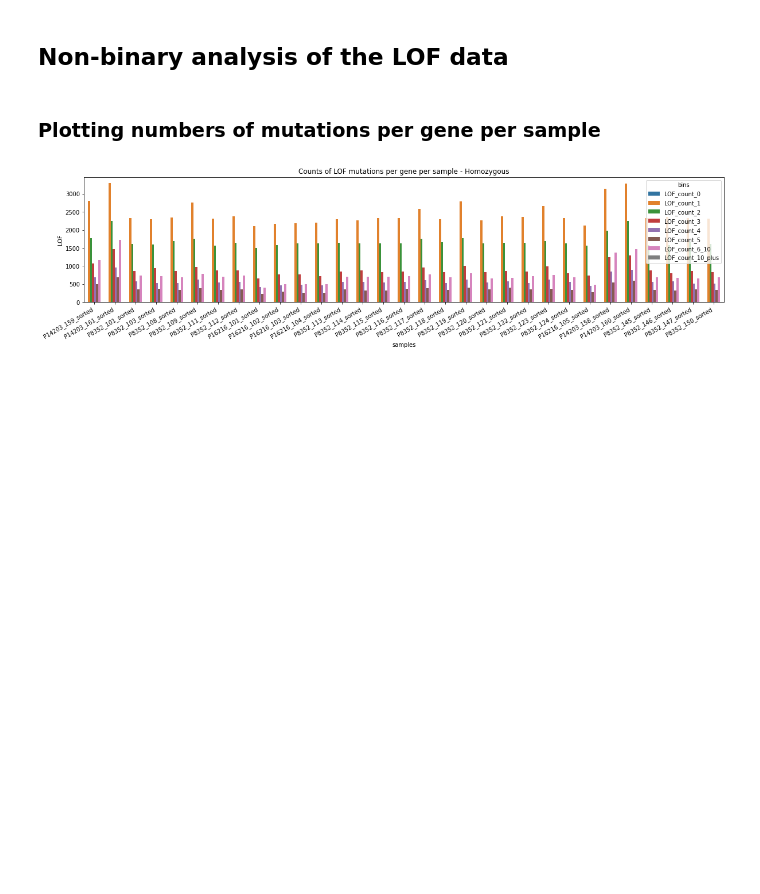
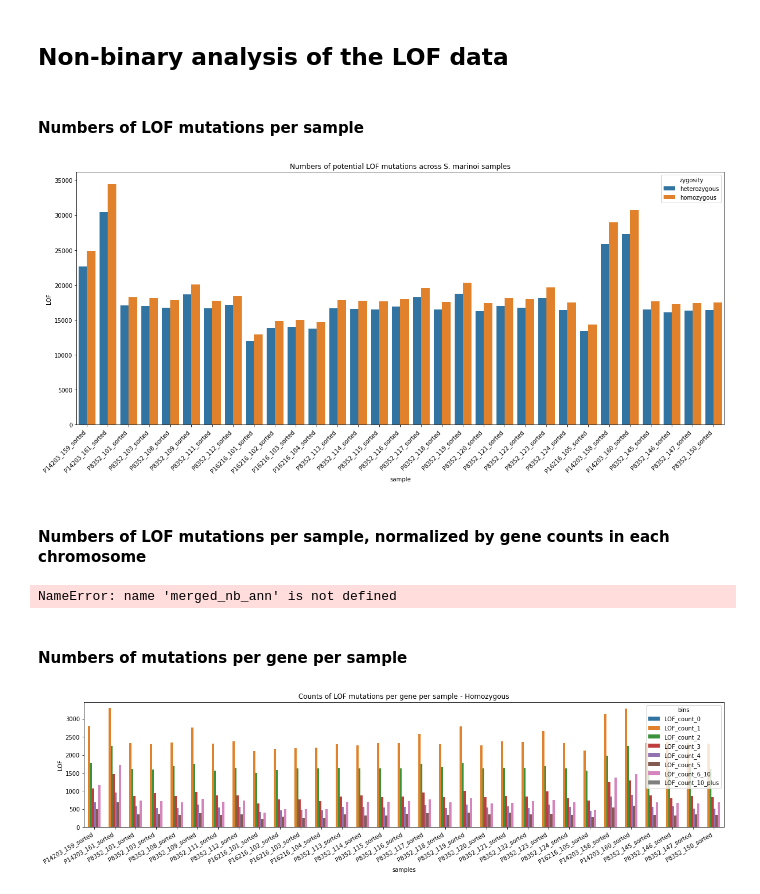
Before and after one commit to topel-research-group/Bamboozle, a Jupyter notebook: LOF_nb.ipynb, the cells around one changed output. Saved outputs shown, nothing was run; the diff lists cells and outputs as text; code cells hidden in the pictures; blank space fills up the shorter version.

```diff
--- a/LOF_nb.ipynb
+++ b/LOF_nb.ipynb
@@ -33,25 +33,55 @@ to_merge_nb = [Control_2000_het_nb_melt, Treated_2000_het_nb_melt, Treated_1972_
 
 merged_nb = pd.concat(to_merge_nb)
 # %%
-#merged_nb_ann = add_gff_metadata(merged_nb, "Sm_ManualCuration.v1.1.2.gff")
-#merged_nb_ann = merged_nb_ann[merged_nb_ann.chromosome != 'Sm_plastid']
-#merged_nb_ann = merged_nb_ann[merged_nb_ann.chromosome != 'Sm_mitochondrion']
+merged_nb_ann = add_gff_metadata(merged_nb, "Sm_ManualCuration.v1.1.2.gff")
+merged_nb_ann = merged_nb_ann[merged_nb_ann.chromosome != 'Sm_plastid']
+merged_nb_ann = merged_nb_ann[merged_nb_ann.chromosome != 'Sm_mitochondrion']
+# %% [markdown]
+#### Numbers of LOF mutations per sample
 # %%
-#plt.figure(figsize=(20, 8))
+plt.figure(figsize=(20, 8))
 
-#plt_order = Control_2000_het_nb.columns.tolist() + Treated_2000_het_nb.columns.tolist() + Treated_1972_het_nb.columns.tolist()
+plt_order = Control_2000_het_nb.columns.tolist() + Treated_2000_het_nb.columns.tolist() + Treated_1972_het_nb.columns.tolist()
 
-#p = sns.barplot(data=merged_nb_ann,
-#            x='sample',
-#            y='LOF',
-#            hue='zygosity',
-#            estimator=sum,
-#            ci=None,
-#            order=plt_order)
-#p.set_xticklabels(p.get_xticklabels(),rotation=45, ha="right")
-#p.set_title('Numbers of potential LOF mutations across S. marinoi samples');
+p = sns.barplot(data=merged_nb_ann,
+            x='sample',
+            y='LOF',
+            hue='zygosity',
+            estimator=sum,
+            ci=None,
+            order=plt_order)
+p.set_xticklabels(p.get_xticklabels(),rotation=45, ha="right")
+p.set_title('Numbers of potential LOF mutations across S. marinoi samples');
+# %% [output]
+[figure, added]
+# %% [markdown]
+#### Numbers of LOF mutations per sample, normalized by gene counts in each chromosome
+# %%
+#count numbers of genes per chromosome
+from BCBio import GFF
+
+in_file = "Sm_ManualCuration.v1.1.2.gff"
+
+genes_chrom_dict = {}
+
+in_handle = open(in_file)
+for rec in GFF.parse(in_handle):
+    #print(rec.id, len(rec.features))
+    genes_chrom_dict[rec.id] = len(rec.features)
+in_handle.close()
+
+#divide merged_nb_ann over correspondent chromosome value in genes_chrom_dict
+for index, row in merged_nb_ann.iterrows():
+    for key, value in genes_chrom_dict.items():
+        if row['chromosome'] == key:
+            merged_nb_ann['LOF_n'] = row['LOF']/value
+        else:
+            exit()
+merged_nb_ann
+# %% [output]
+NameError: name 'merged_nb_ann' is not defined
 # %% [markdown]
-### Plotting numbers of mutations per gene per sample
+#### Numbers of mutations per gene per sample
 # %%
 het_concat = pd.concat([Control_2000_het_nb, Treated_2000_het_nb, Treated_1972_het_nb], axis=1)
 hom_concat = pd.concat([Control_2000_hom_nb, Treated_2000_hom_nb, Treated_1972_hom_nb], axis=1)
```
Also changed, not shown: parts of 3 cells of this notebook.
